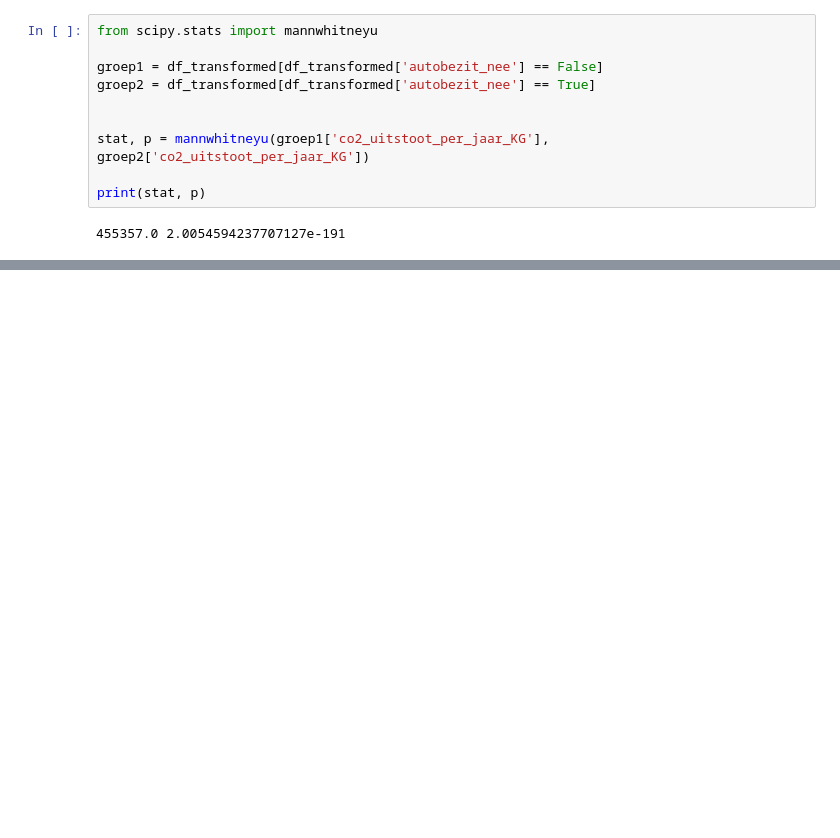
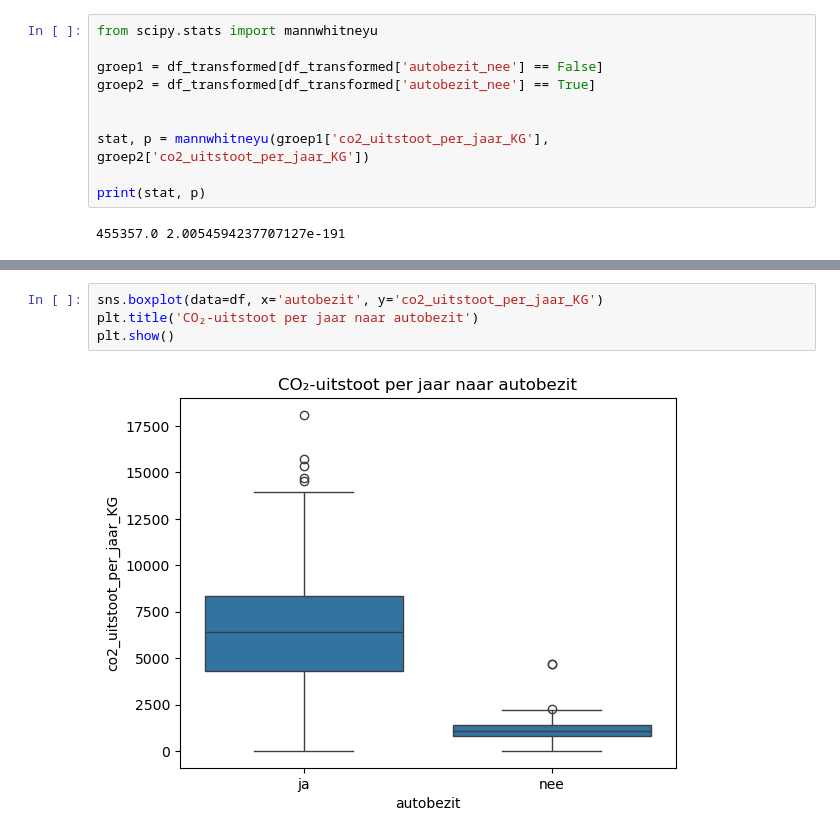
Before and after one commit to svenkr-6/Wiskunde_II_Portfolio, a Jupyter notebook: Sven.ipynb, the cells around one changed output, grey strips where cells are left out. Cells and saved outputs as stored; diff of their text form; blank space fills up the shorter version.

```diff
--- a/Sven.ipynb
+++ b/Sven.ipynb
@@ -306,0 +334,6 @@ print(stat, p)
+# %%
+sns.boxplot(data=df, x='autobezit', y='co2_uitstoot_per_jaar_KG')
+plt.title('CO₂-uitstoot per jaar naar autobezit')
+plt.show()
+# %% [output]
+[figure, added]
```
Also changed, not shown: parts of 14 cells of this notebook.
